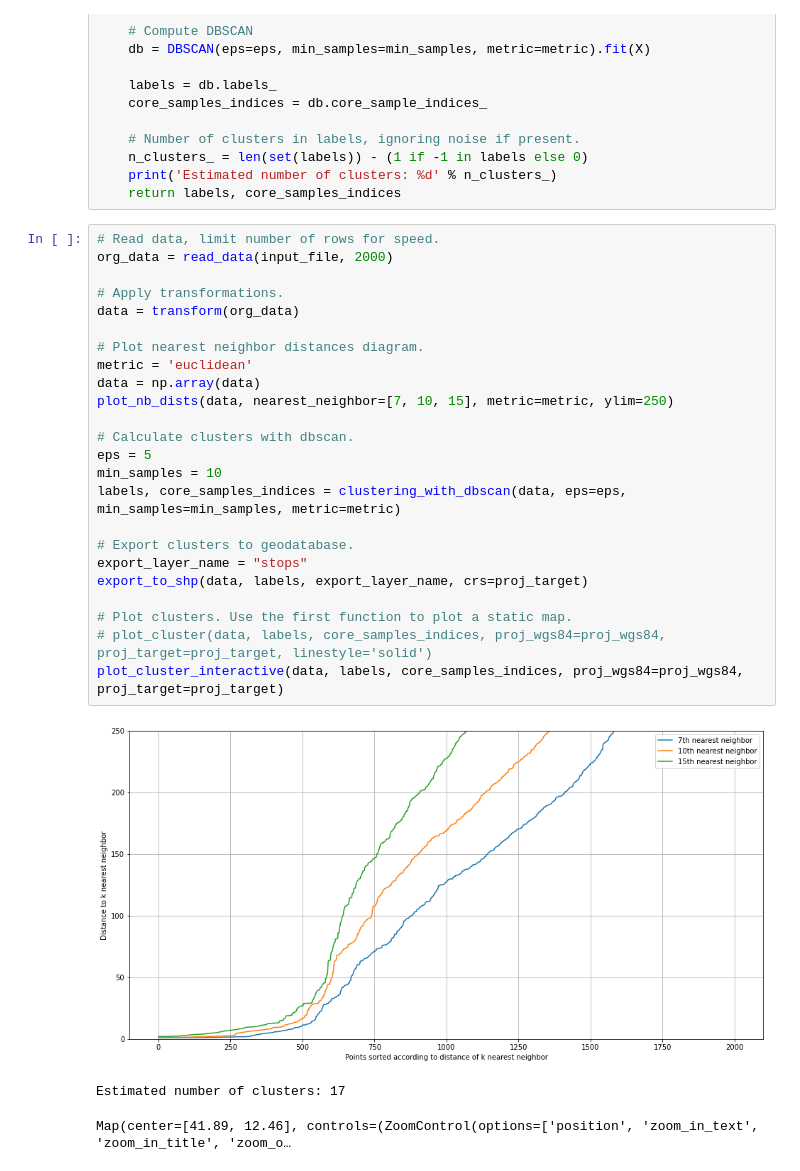
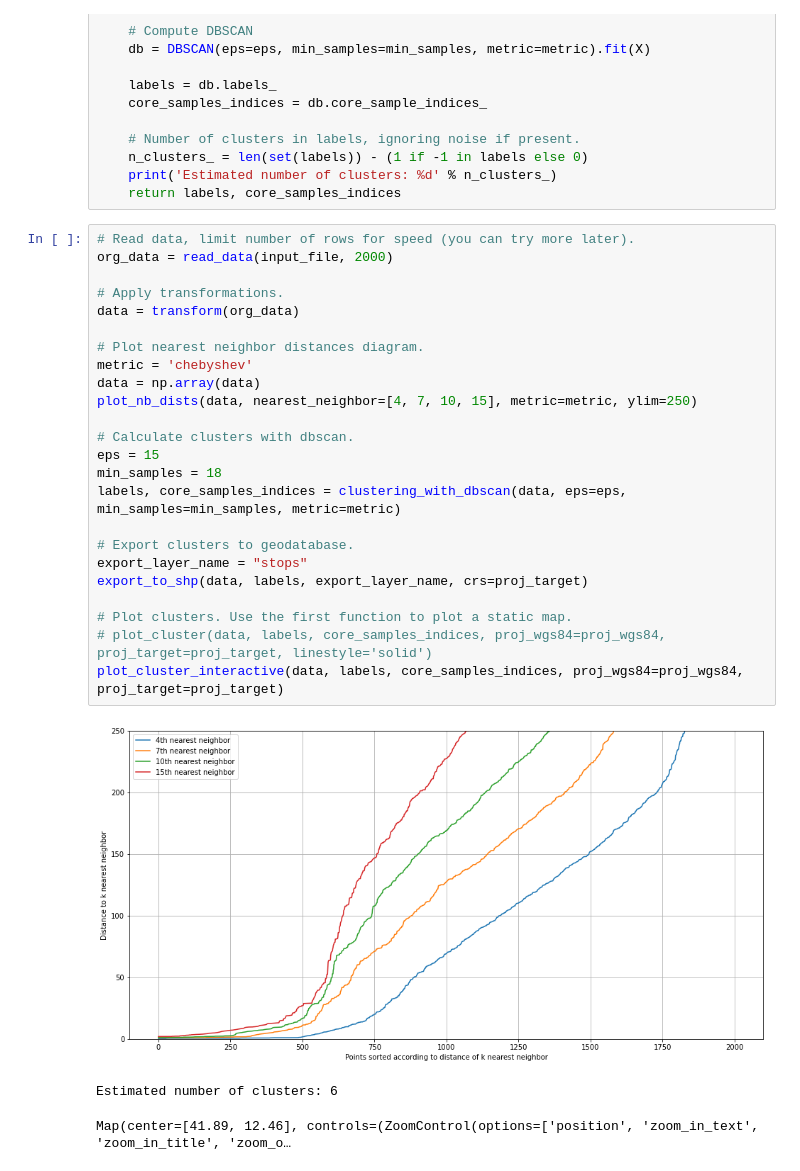
Before and after one commit to mie-lab/GTA20, a Jupyter notebook: 10_spatial_data_mining/10_spatial_data_mining_solution.ipynb, the cells around one changed output. Drawn from its saved outputs; the diff is of its cells as text.

Commit message:
fix: plotting and solutions

```diff
--- a/10_spatial_data_mining/10_spatial_data_mining_solution.ipynb
+++ b/10_spatial_data_mining/10_spatial_data_mining_solution.ipynb
@@ -50,30 +50,30 @@ def clustering_with_dbscan(X, eps=15, min_samples=5, metric='cityblock'):
     print('Estimated number of clusters: %d' % n_clusters_)
     return labels, core_samples_indices
 # %%
-# Read data, limit number of rows for speed.
+# Read data, limit number of rows for speed (you can try more later).
 org_data = read_data(input_file, 2000)
 
 # Apply transformations.
 data = transform(org_data)
 
 # Plot nearest neighbor distances diagram.
-metric = 'euclidean'
+metric = 'chebyshev'
 data = np.array(data)
-plot_nb_dists(data, nearest_neighbor=[7, 10, 15], metric=metric, ylim=250)
+plot_nb_dists(data, nearest_neighbor=[4, 7, 10, 15], metric=metric, ylim=250)
 
 # Calculate clusters with dbscan.
-eps = 5
-min_samples = 10
+eps = 15
+min_samples = 18
 labels, core_samples_indices = clustering_with_dbscan(data, eps=eps, min_samples=min_samples, metric=metric)
 
 # Export clusters to geodatabase.
 export_layer_name = "stops"
 export_to_shp(data, labels, export_layer_name, crs=proj_target)
 
 # Plot clusters. Use the first function to plot a static map.
 # plot_cluster(data, labels, core_samples_indices, proj_wgs84=proj_wgs84, proj_target=proj_target, linestyle='solid')
 plot_cluster_interactive(data, labels, core_samples_indices, proj_wgs84=proj_wgs84, proj_target=proj_target)
 # %% [output]
-[figure, old version]
+[figure, new version]
-Estimated number of clusters: 17
+Estimated number of clusters: 6
 Map(center=[41.89, 12.46], controls=(ZoomControl(options=['position', 'zoom_in_text', 'zoom_in_title', 'zoom_o…
```
Also changed, not shown: 2 other files.
